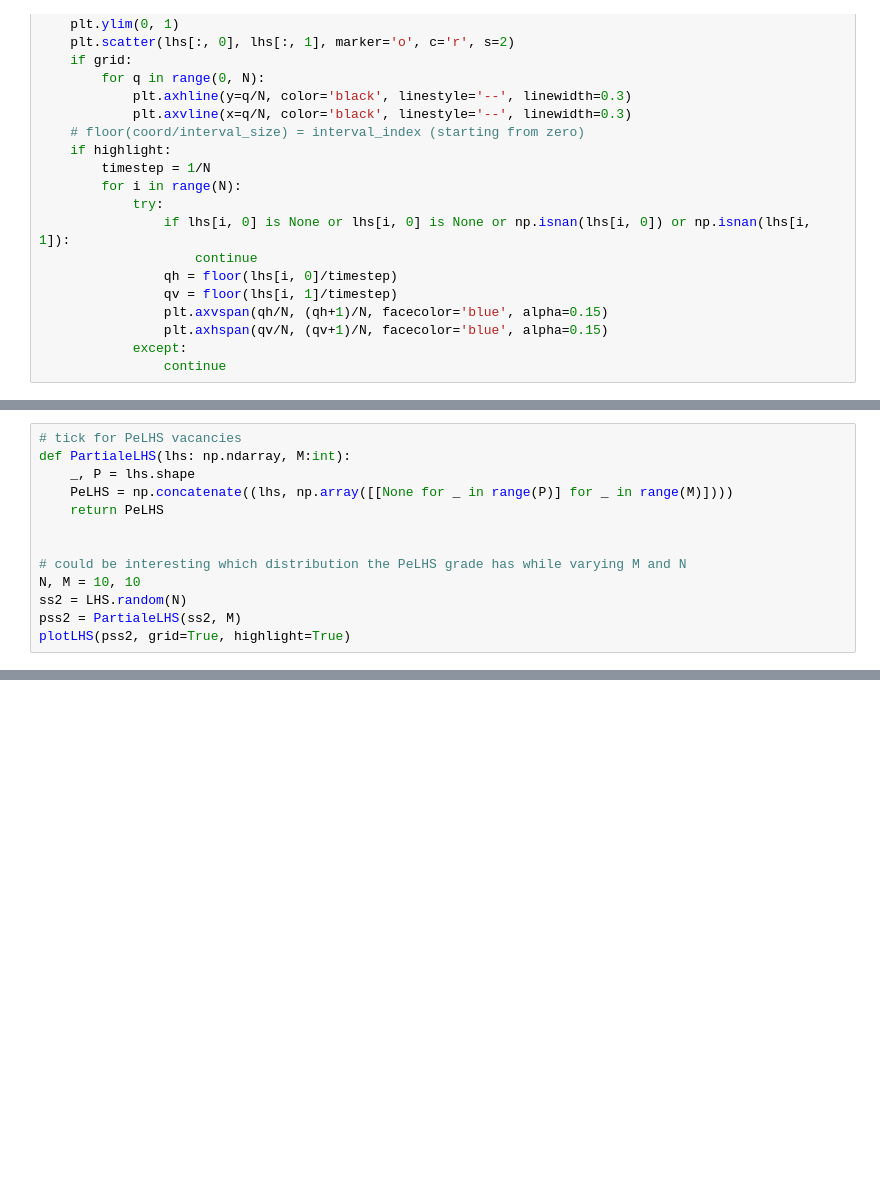
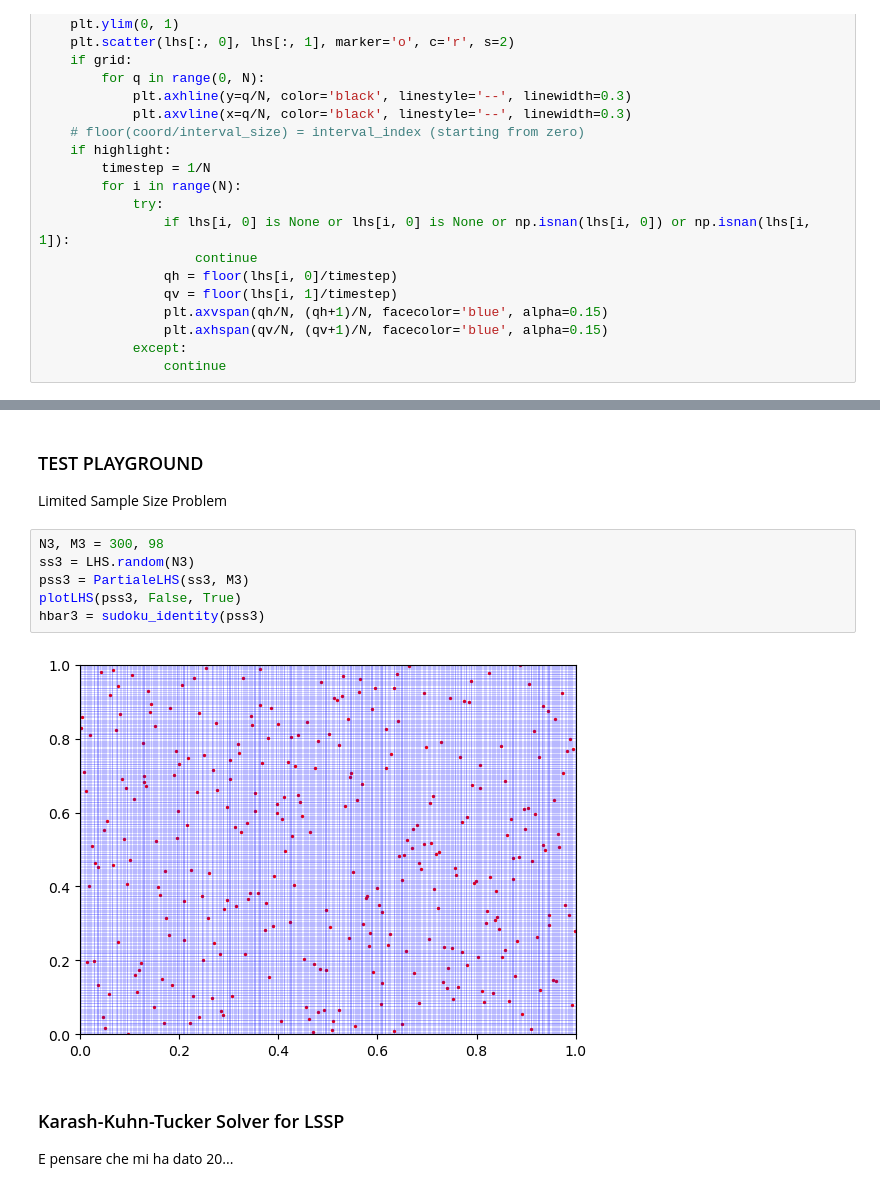
Before and after one commit to alecrespi/latinexpansion, a Jupyter notebook: eLHS.ipynb, the cells around one changed output, grey strips where cells are left out. Saved outputs shown, nothing was run; the diff lists cells and outputs as text; blank space fills up the shorter version.

```diff
--- a/eLHS.ipynb
+++ b/eLHS.ipynb
@@ -108,13 +166,0 @@ lhs_grader(ss1)
-# %%
-# tick for PeLHS vacancies
-def PartialeLHS(lhs: np.ndarray, M:int):
-    _, P = lhs.shape
-    PeLHS = np.concatenate((lhs, np.array([[None for _ in range(P)] for _ in range(M)])))
-    return PeLHS
-
-
-# could be interesting which distribution the PeLHS grade has while varying M and N
-N, M = 10, 10
-ss2 = LHS.random(N)
-pss2 = PartialeLHS(ss2, M)
-plotLHS(pss2, grid=True, highlight=True)
@@ -158,0 +167,15 @@ plotLHS(fss2, True, True)
+# %% [markdown]
+### TEST PLAYGROUND
+
+Limited Sample Size Problem
+# %%
+N3, M3 = 300, 98
+ss3 = LHS.random(N3)
+pss3 = PartialeLHS(ss3, M3)
+plotLHS(pss3, False, True)
+hbar3 = sudoku_identity(pss3)
+# %% [output]
+[figure, added]
+# %% [markdown]
+### Karash-Kuhn-Tucker Solver for LSSP
+E pensare che mi ha dato 20...
```
Also changed, not shown: parts of 15 cells of this notebook.
